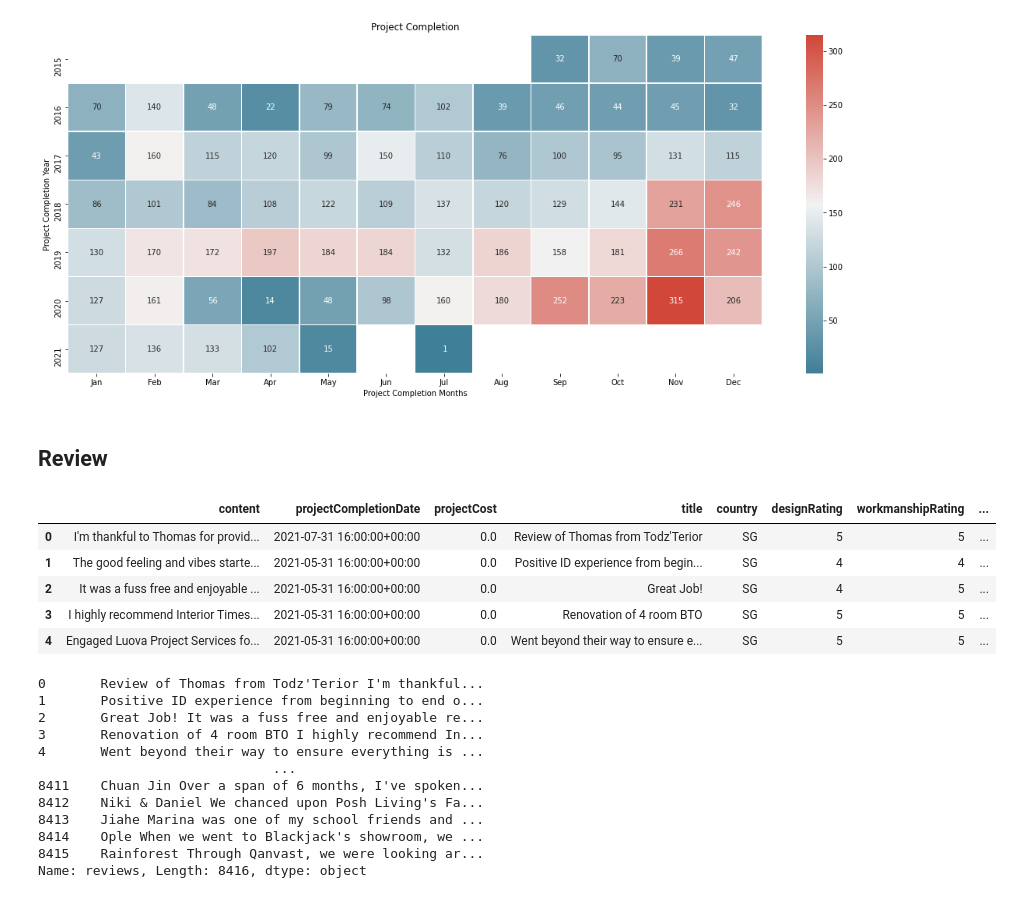
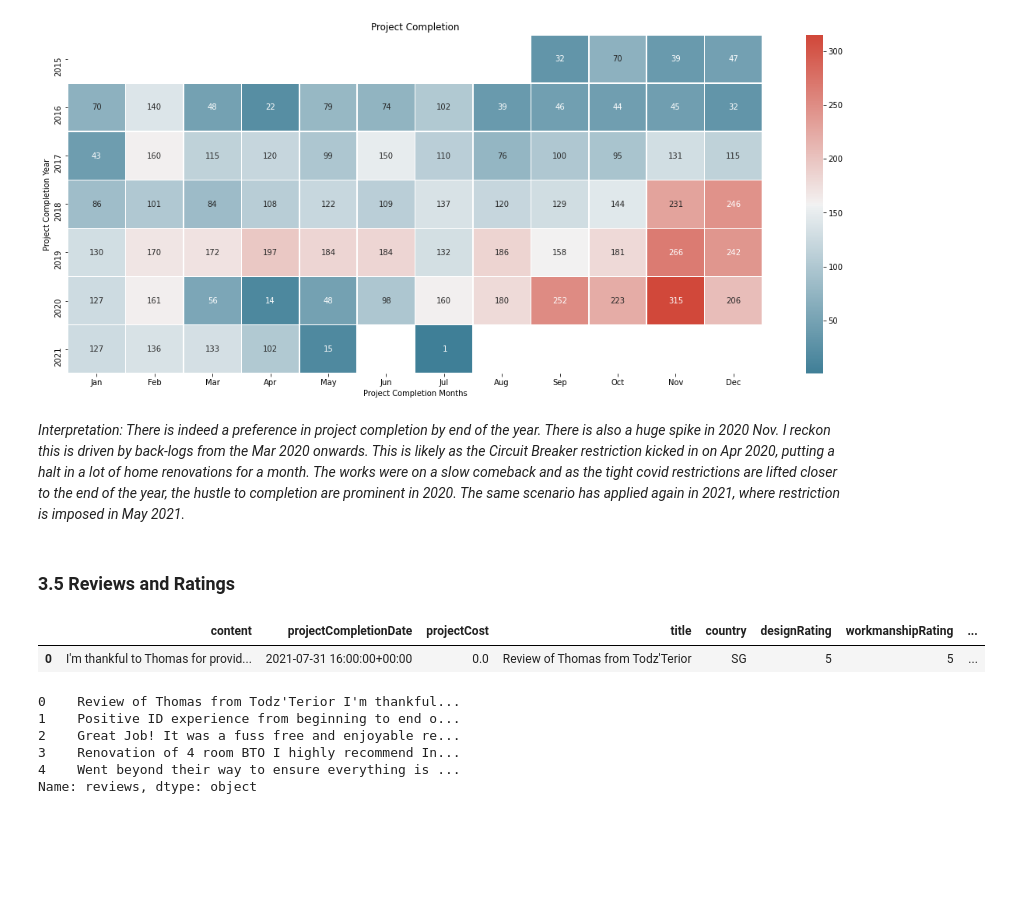
Before and after one commit to JeanLiew/Vendor-Management, a Jupyter notebook: Part 1 Extraction, Cleaning, EDA.ipynb, the cells around one changed output. Cells and saved outputs as stored; diff of their text form; code cells hidden in the pictures; blank space fills up the shorter version.

```diff
--- a/Part 1 Extraction, Cleaning, EDA.ipynb
+++ b/Part 1 Extraction, Cleaning, EDA.ipynb
@@ -312,14 +329,12 @@ plt.xlabel('Project Completion Months')
 plt.show()
 # %% [output]
 [figure]
+# %% [markdown]
+*Interpretation: There is indeed a preference in project completion by end of the year. There is also a huge spike in 2020 Nov. I reckon this is driven by back-logs from the Mar 2020 onwards. This is likely as the Circuit Breaker restriction kicked in on Apr 2020, putting a halt in a lot of home renovations for a month. The works were on a slow comeback and as the tight covid restrictions are lifted closer to the end of the year, the hustle to completion are prominent in 2020. The same scenario has applied again in 2021, where restriction is imposed in May 2021.*
 # %% [markdown]
-## Review
+### 3.5 Reviews and Ratings
 # %%
-final_df.head()
+final_df.head(1)
 # %% [output]
 |  | content | projectCompletionDate | projectCost | title | country | designRating | workmanshipRating | ... |
 | 0 | I'm thankful to Thomas for provid... | 2021-07-31 16:00:00+00:00 | 0.0 | Review of Thomas from Todz'Terior | SG | 5 | 5 | ... |
-| 1 | The good feeling and vibes starte... | 2021-05-31 16:00:00+00:00 | 0.0 | Positive ID experience from begin... | SG | 4 | 4 | ... |
-| 2 | It was a fuss free and enjoyable ... | 2021-05-31 16:00:00+00:00 | 0.0 | Great Job! | SG | 4 | 5 | ... |
-| 3 | I highly recommend Interior Times... | 2021-05-31 16:00:00+00:00 | 0.0 | Renovation of 4 room BTO | SG | 5 | 5 | ... |
-| 4 | Engaged Luova Project Services fo... | 2021-05-31 16:00:00+00:00 | 0.0 | Went beyond their way to ensure e... | SG | 5 | 5 | ... |
@@ -330,15 +347,9 @@ final_df.drop(columns=['title','content'], inplace=True)
 # %%
-final_df.reviews
+final_df.reviews.head()
 # %% [output]
-0       Review of Thomas from Todz'Terior I'm thankful...
-1       Positive ID experience from beginning to end o...
-2       Great Job! It was a fuss free and enjoyable re...
-3       Renovation of 4 room BTO I highly recommend In...
-4       Went beyond their way to ensure everything is ...
-                              ...
-8411    Chuan Jin Over a span of 6 months, I've spoken...
-8412    Niki & Daniel We chanced upon Posh Living's Fa...
-8413    Jiahe Marina was one of my school friends and ...
-8414    Ople When we went to Blackjack's showroom, we ...
-8415    Rainforest Through Qanvast, we were looking ar...
-Name: reviews, Length: 8416, dtype: object
+0    Review of Thomas from Todz'Terior I'm thankful...
+1    Positive ID experience from beginning to end o...
+2    Great Job! It was a fuss free and enjoyable re...
+3    Renovation of 4 room BTO I highly recommend In...
+4    Went beyond their way to ensure everything is ...
+Name: reviews, dtype: object
```
Also changed, not shown: parts of 38 cells of this notebook.
